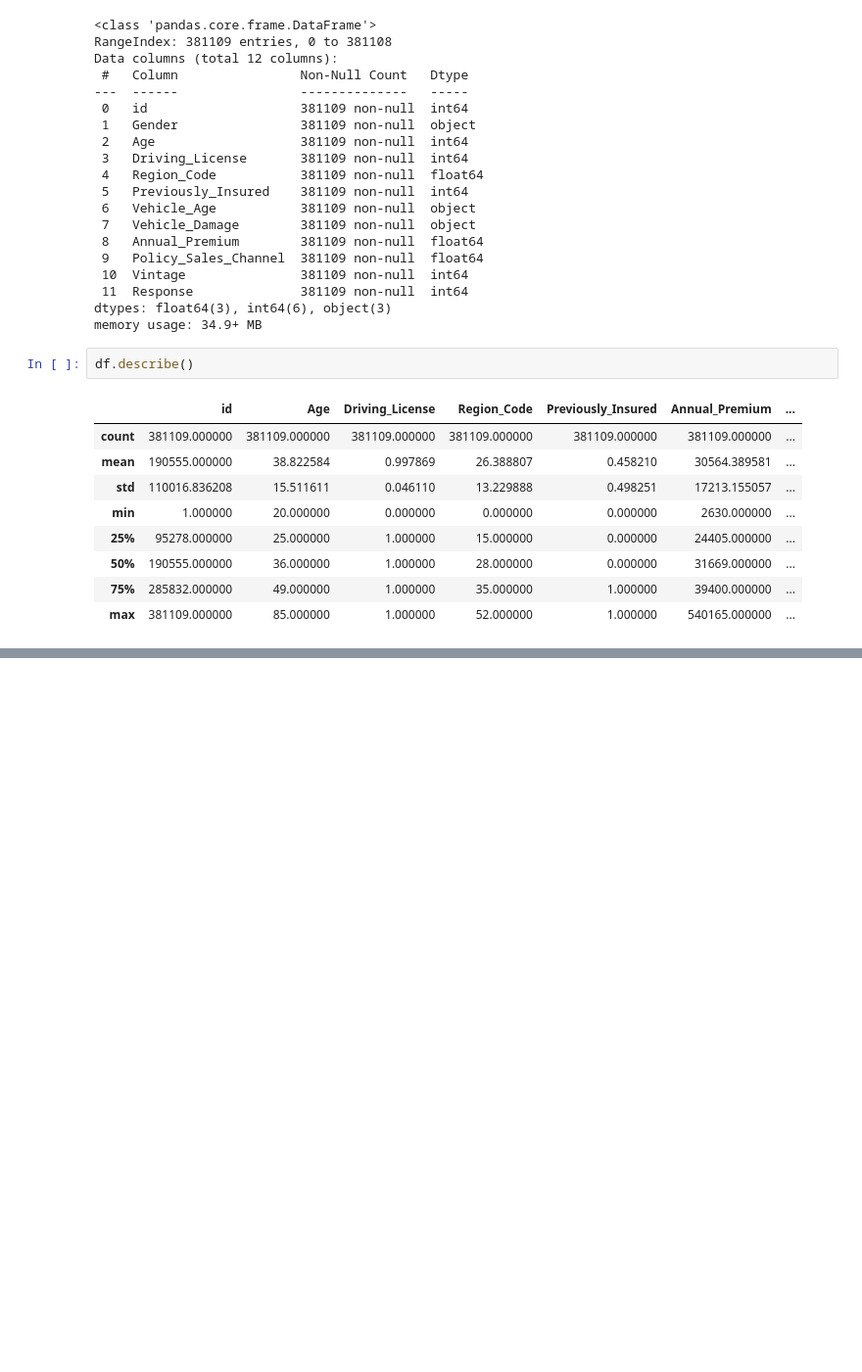
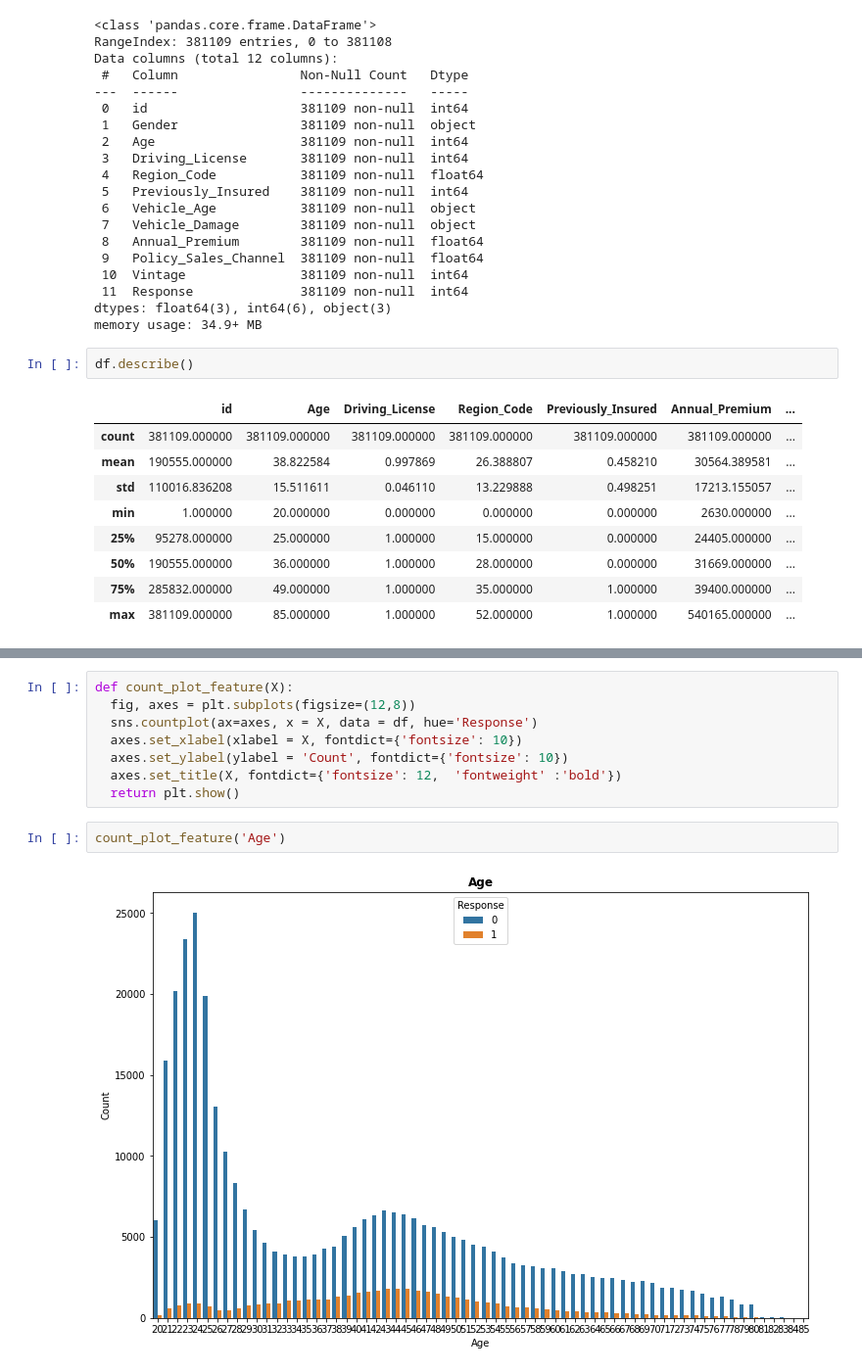
Before and after one commit to HONAJIPHAD/HEALTH-INSURANCE-CROSS-SELL-PREDICTION, a Jupyter notebook: HEALTH_INSURANCE_CROSS_SELL_PREDICTION.ipynb, the cells around one changed output, grey strips where cells are left out. Shown at 98% size. Drawn from its saved outputs; the diff is of its cells as text; blank space fills up the shorter version.

```diff
--- a/HEALTH_INSURANCE_CROSS_SELL_PREDICTION.ipynb
+++ b/HEALTH_INSURANCE_CROSS_SELL_PREDICTION.ipynb
@@ -111,0 +164,12 @@ df.describe()
+# %%
+def count_plot_feature(X):
+  fig, axes = plt.subplots(figsize=(12,8))
+  sns.countplot(ax=axes, x = X, data = df, hue='Response')
+  axes.set_xlabel(xlabel = X, fontdict={'fontsize': 10})
+  axes.set_ylabel(ylabel = 'Count', fontdict={'fontsize': 10})
+  axes.set_title(X, fontdict={'fontsize': 12,  'fontweight' :'bold'})
+  return plt.show()
+# %%
+count_plot_feature('Age')
+# %% [output]
+[figure, added]
```
Also changed, not shown: parts of 20 cells of this notebook.
